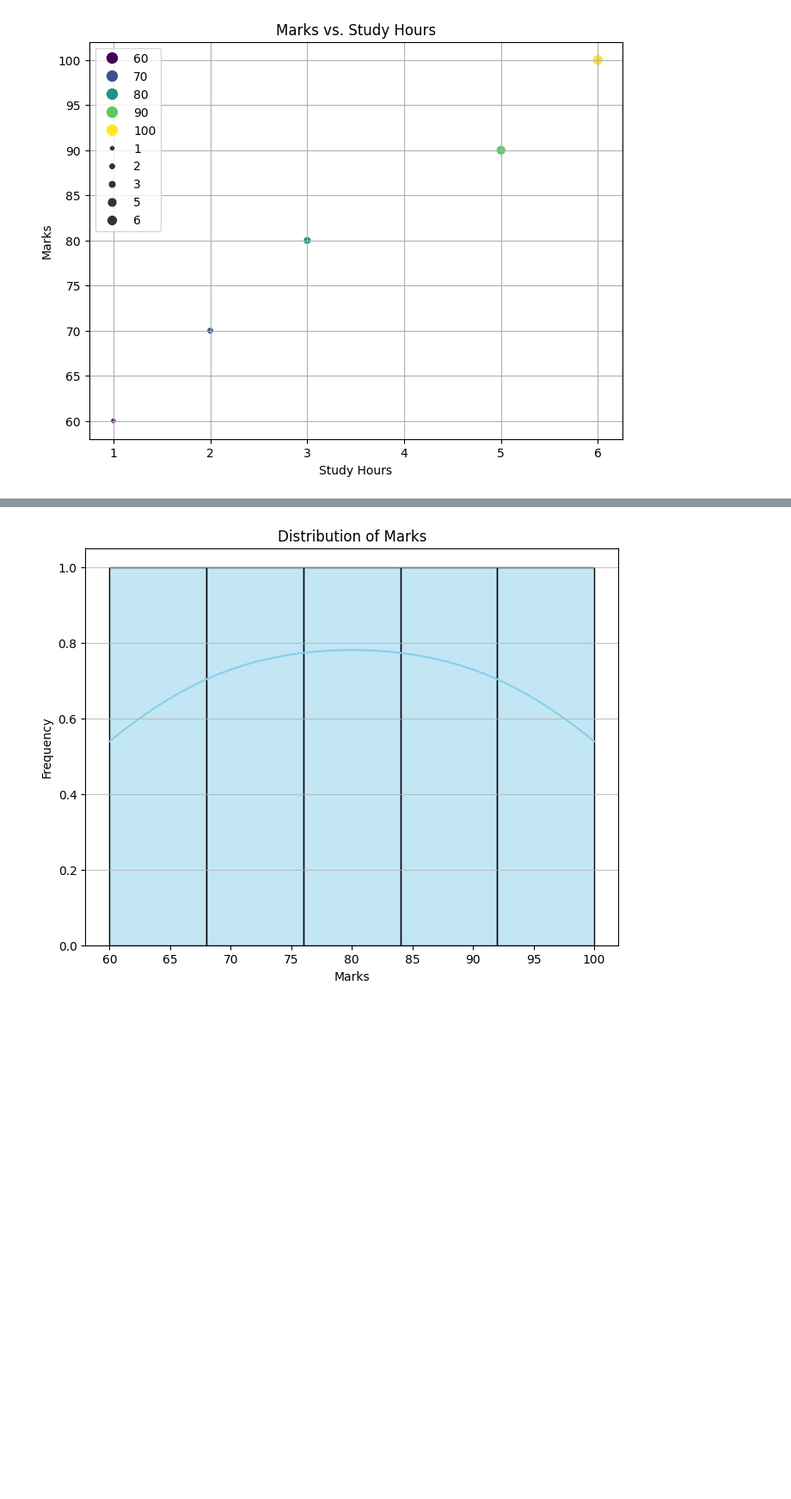
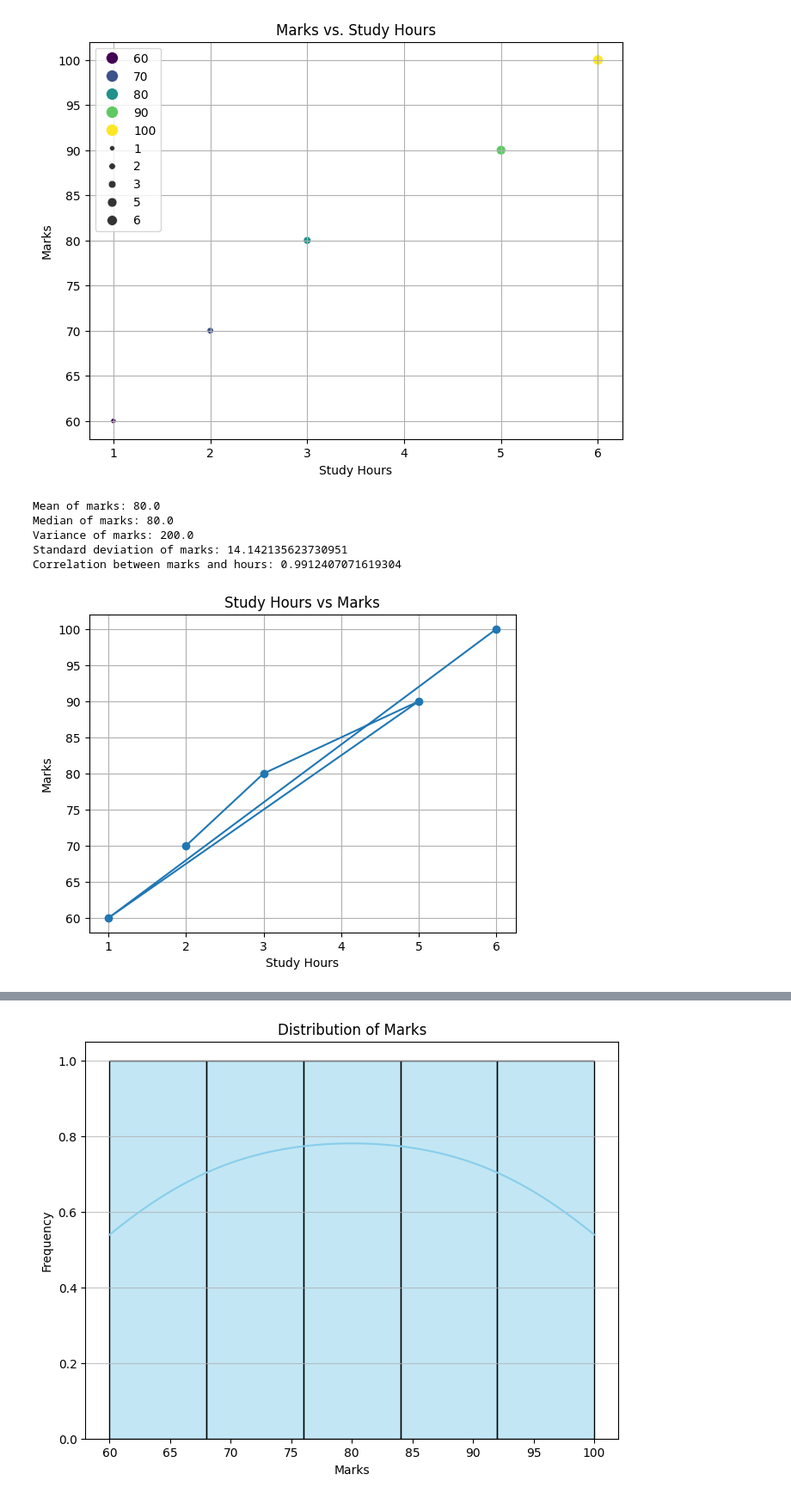
Before and after one commit to AmruthaBS282004/DATA-ANALYTICS, a Jupyter notebook: Python.ipynb, the cells around one changed output, grey strips where cells are left out. Shown at 86% size. Drawn from its saved outputs; the diff is of its cells as text; code cells hidden in the pictures; blank space fills up the shorter version.

```diff
--- a/Python.ipynb
+++ b/Python.ipynb
@@ -28,3 +28,30 @@ plt.grid(True)
 plt.show()
 # %% [output]
 [figure]
+# %%
+import pandas as pd
+import numpy as np
+import matplotlib.pyplot as plt
+
+marks = [70, 80, 90, 60, 100]
+hours = [2, 3, 5, 1, 6]
+
+print("Mean of marks:", np.mean(marks))
+print("Median of marks:", np.median(marks))
+print("Variance of marks:", np.var(marks))
+print("Standard deviation of marks:", np.std(marks))
+print("Correlation between marks and hours:", np.corrcoef(marks, hours)[0,1])
+
+plt.plot(hours, marks, marker='o')
+plt.title("Study Hours vs Marks")
+plt.xlabel("Study Hours")
+plt.ylabel("Marks")
+plt.grid(True)
+plt.show()
+# %% [output]
+Mean of marks: 80.0
+Median of marks: 80.0
+Variance of marks: 200.0
+Standard deviation of marks: 14.142135623730951
+Correlation between marks and hours: 0.9912407071619304
+[figure, added]
```
Also changed, not shown: parts of 4 cells of this notebook.
